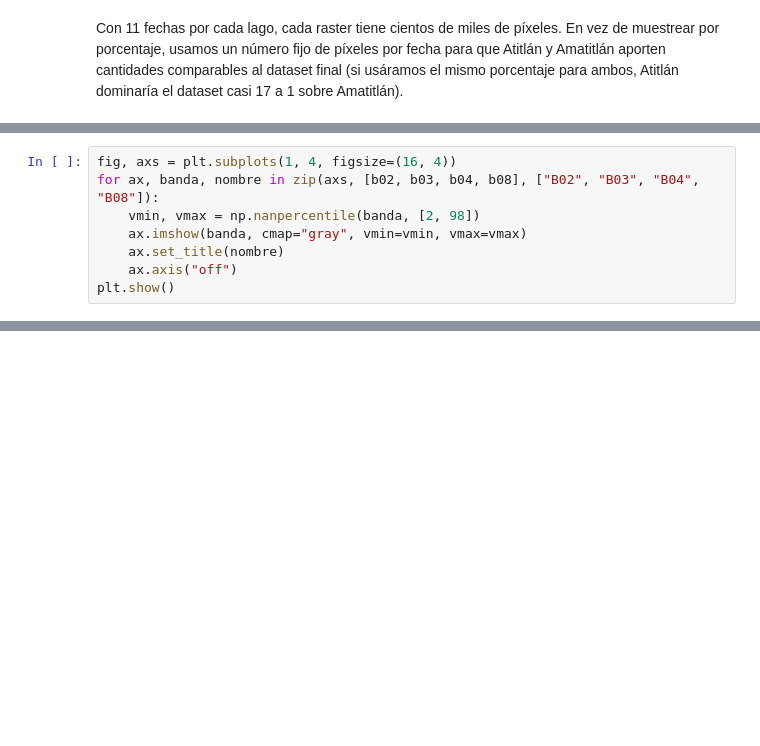
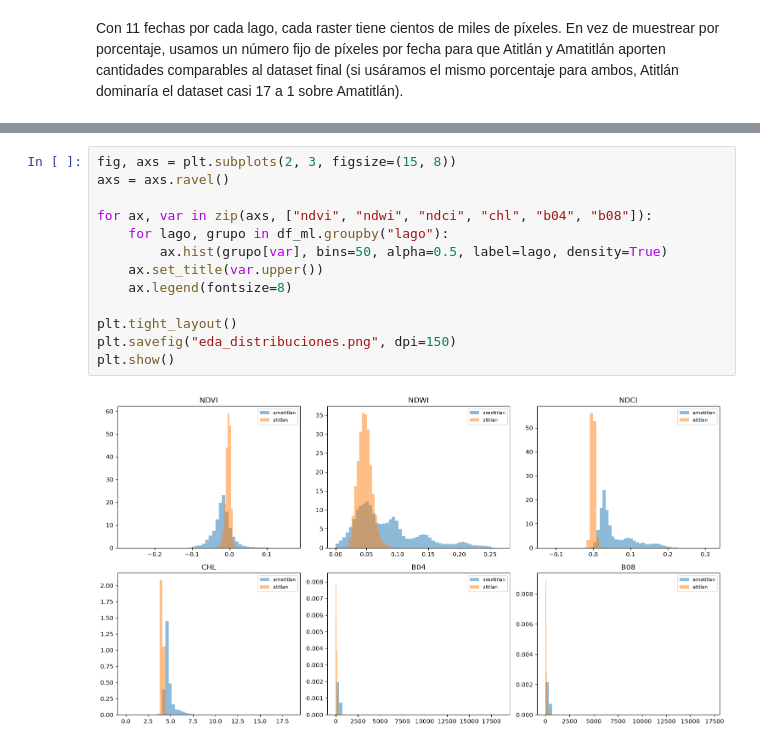
Before and after one commit to Albu231311/Lab4-DS, a Jupyter notebook: preprocessing.ipynb, the cells around one changed output, grey strips where cells are left out. Drawn from its saved outputs; the diff is of its cells as text; blank space fills up the shorter version.

```diff
--- a/preprocessing.ipynb
+++ b/preprocessing.ipynb
@@ -200,8 +215,0 @@ B08: min=-108.0  p2=-29.0  mediana=2424.0  p98=4544.0  max=15784.0
-# %%
-fig, axs = plt.subplots(1, 4, figsize=(16, 4))
-for ax, banda, nombre in zip(axs, [b02, b03, b04, b08], ["B02", "B03", "B04", "B08"]):
-    vmin, vmax = np.nanpercentile(banda, [2, 98])
-    ax.imshow(banda, cmap="gray", vmin=vmin, vmax=vmax)
-    ax.set_title(nombre)
-    ax.axis("off")
-plt.show()
@@ -209,0 +291,15 @@ plt.show()
+# %%
+fig, axs = plt.subplots(2, 3, figsize=(15, 8))
+axs = axs.ravel()
+
+for ax, var in zip(axs, ["ndvi", "ndwi", "ndci", "chl", "b04", "b08"]):
+    for lago, grupo in df_ml.groupby("lago"):
+        ax.hist(grupo[var], bins=50, alpha=0.5, label=lago, density=True)
+    ax.set_title(var.upper())
+    ax.legend(fontsize=8)
+
+plt.tight_layout()
+plt.savefig("eda_distribuciones.png", dpi=150)
+plt.show()
+# %% [output]
+[figure, added]
```
Also changed, not shown: parts of 13 cells of this notebook, 4 other files.
